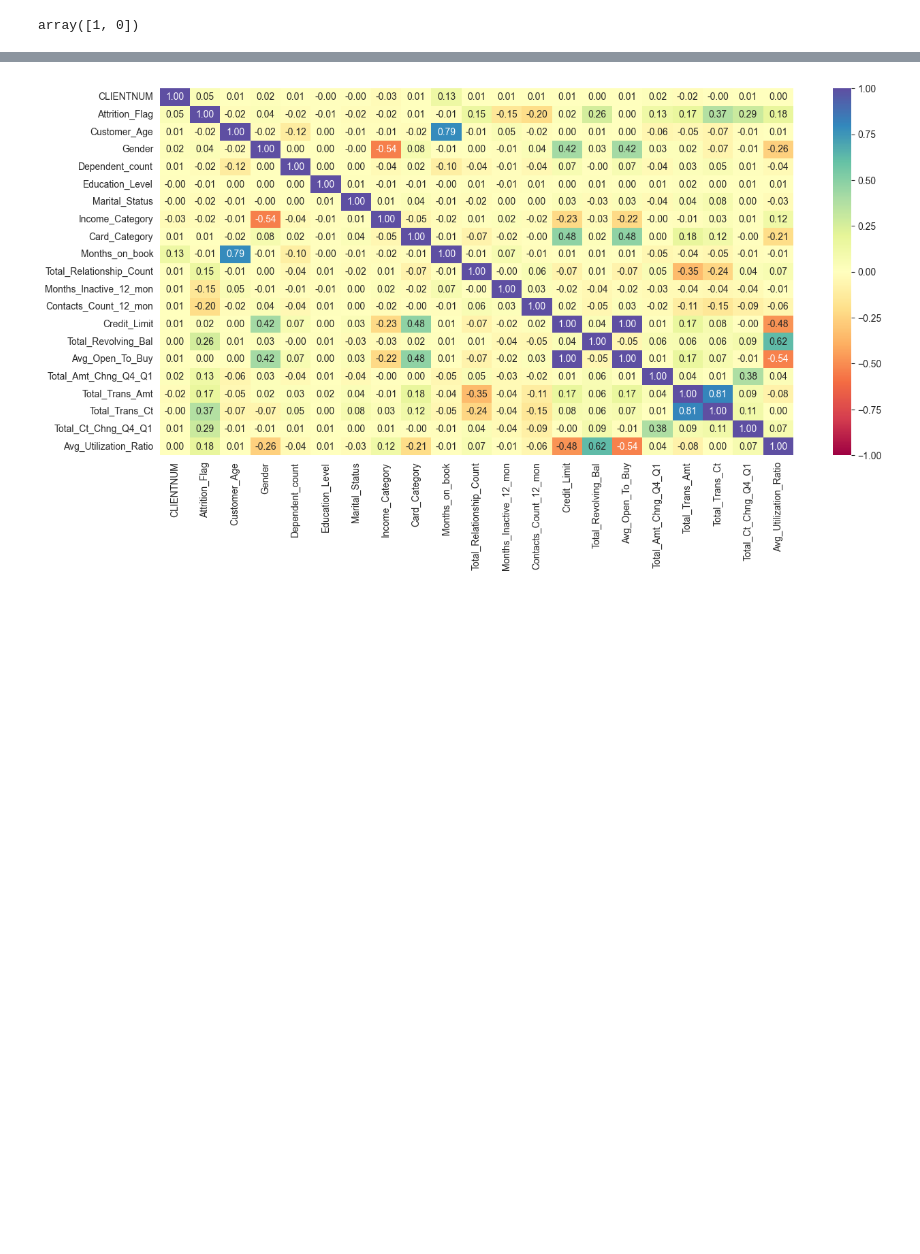
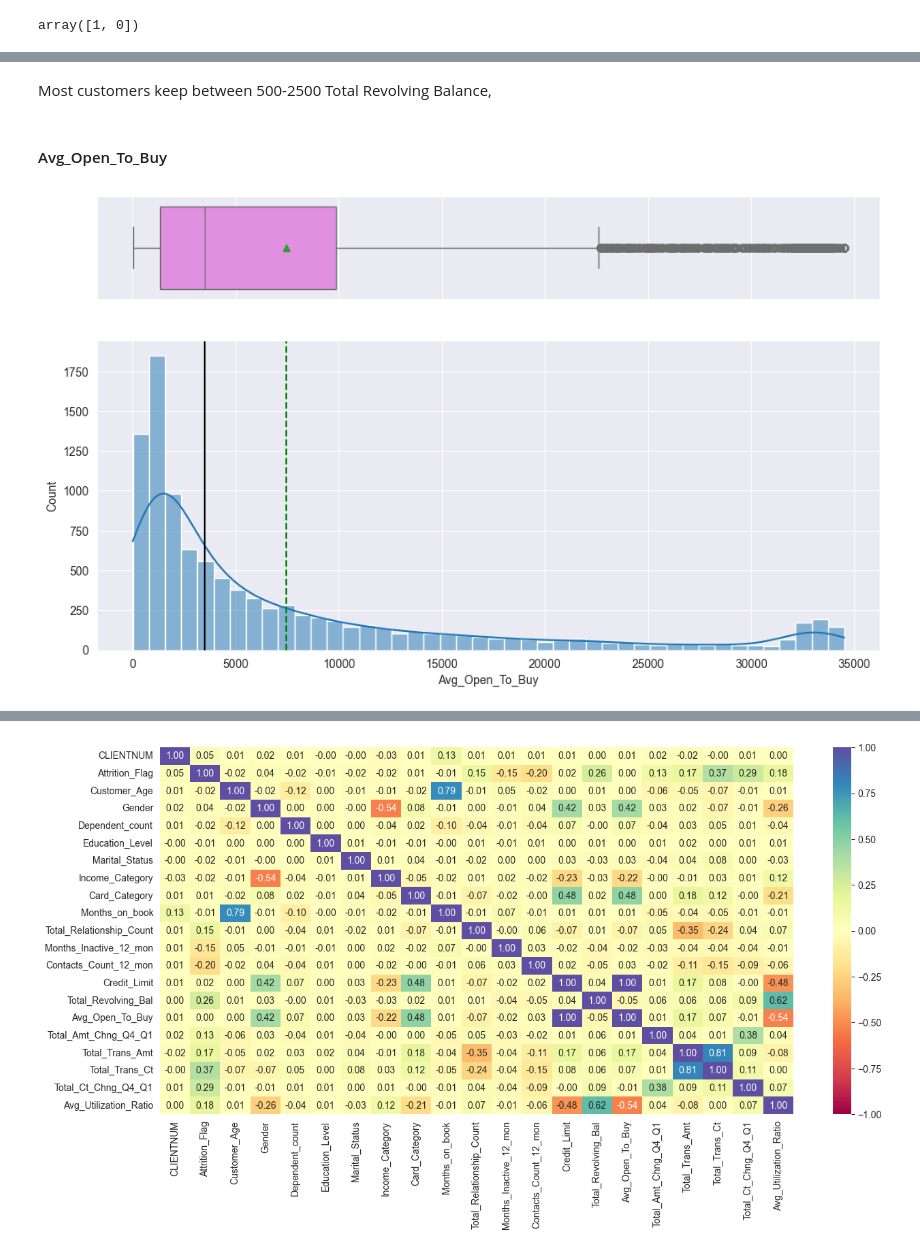
Before and after one commit to anirbanbagchi1979/aiml, a Jupyter notebook: UT-Austin-PGP/CreditCard-Project/Credit Card Users Churn Prediction_v1.ipynb, the cells around one changed output, grey strips where cells are left out. Cells and saved outputs as stored; diff of their text form; code cells hidden in the pictures; blank space fills up the shorter version.

```diff
--- a/UT-Austin-PGP/CreditCard-Project/Credit Card Users Churn Prediction_v1.ipynb
+++ b/UT-Austin-PGP/CreditCard-Project/Credit Card Users Churn Prediction_v1.ipynb
@@ -476,0 +531,8 @@ for colname in df1.dtypes.index:
+# %% [markdown]
+Most customers keep between 500-2500 Total Revolving Balance,
+# %% [markdown]
+#### Avg_Open_To_Buy
+# %%
+histogram_boxplot(df1, "Avg_Open_To_Buy", kde=True)
+# %% [output]
+[figure, added]
```
Also changed, not shown: parts of 171 cells of this notebook, 1 other file.
